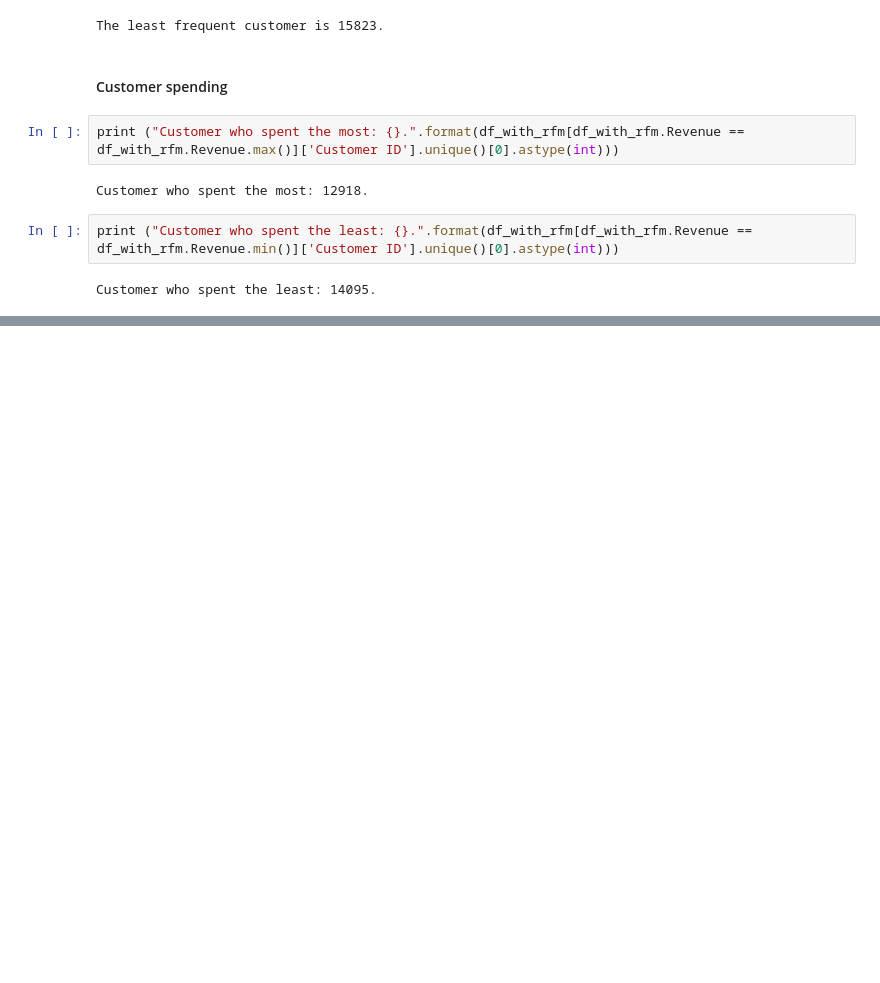
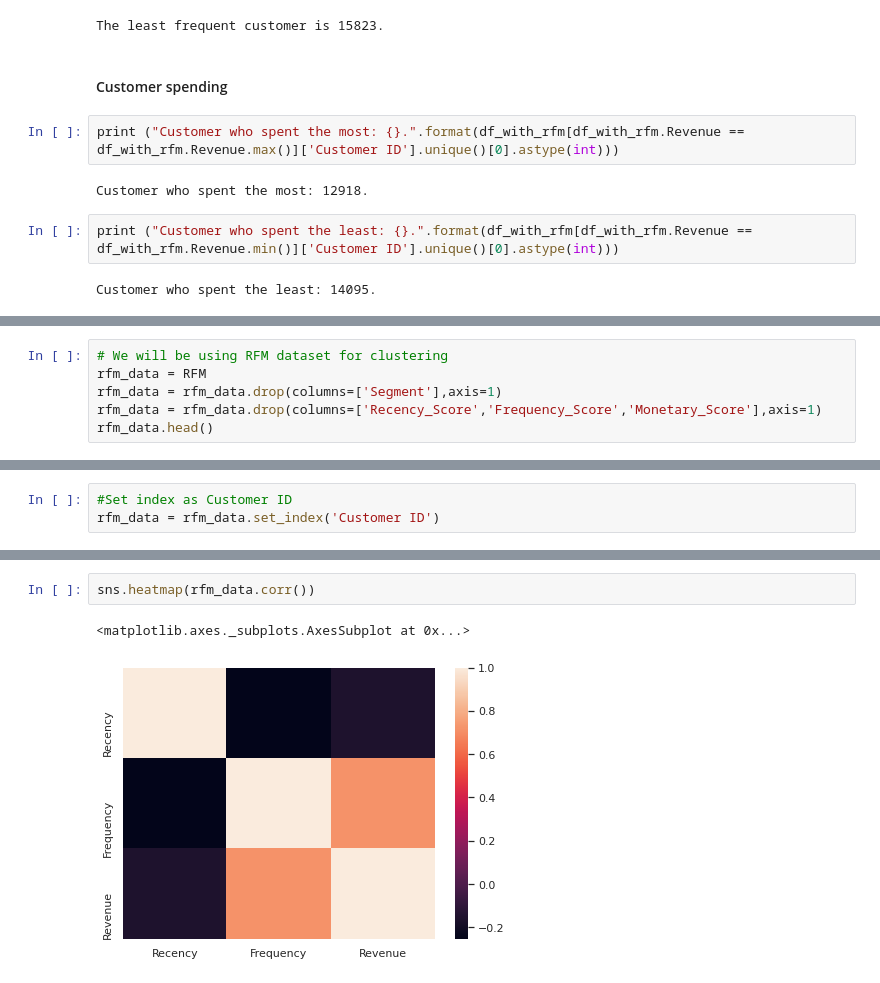
Before and after one commit to alokg1019/DataMining_Team1, a Jupyter notebook: EDA_Customer_Segmentation_Retail.ipynb, the cells around one changed output, grey strips where cells are left out. Cells and saved outputs as stored; diff of their text form; blank space fills up the shorter version.

```diff
--- a/EDA_Customer_Segmentation_Retail.ipynb
+++ b/EDA_Customer_Segmentation_Retail.ipynb
@@ -791,0 +797,6 @@ Customer who spent the least: 14095.
+# %%
+# We will be using RFM dataset for clustering
+rfm_data = RFM
+rfm_data = rfm_data.drop(columns=['Segment'],axis=1)
+rfm_data = rfm_data.drop(columns=['Recency_Score','Frequency_Score','Monetary_Score'],axis=1)
+rfm_data.head()
@@ -791,0 +810,3 @@ Customer who spent the least: 14095.
+# %%
+#Set index as Customer ID
+rfm_data = rfm_data.set_index('Customer ID')
@@ -791,0 +821,5 @@ Customer who spent the least: 14095.
+# %%
+sns.heatmap(rfm_data.corr())
+# %% [output]
+<matplotlib.axes._subplots.AxesSubplot at 0x...>
+[figure, added]
```
Also changed, not shown: parts of 25 cells of this notebook.
